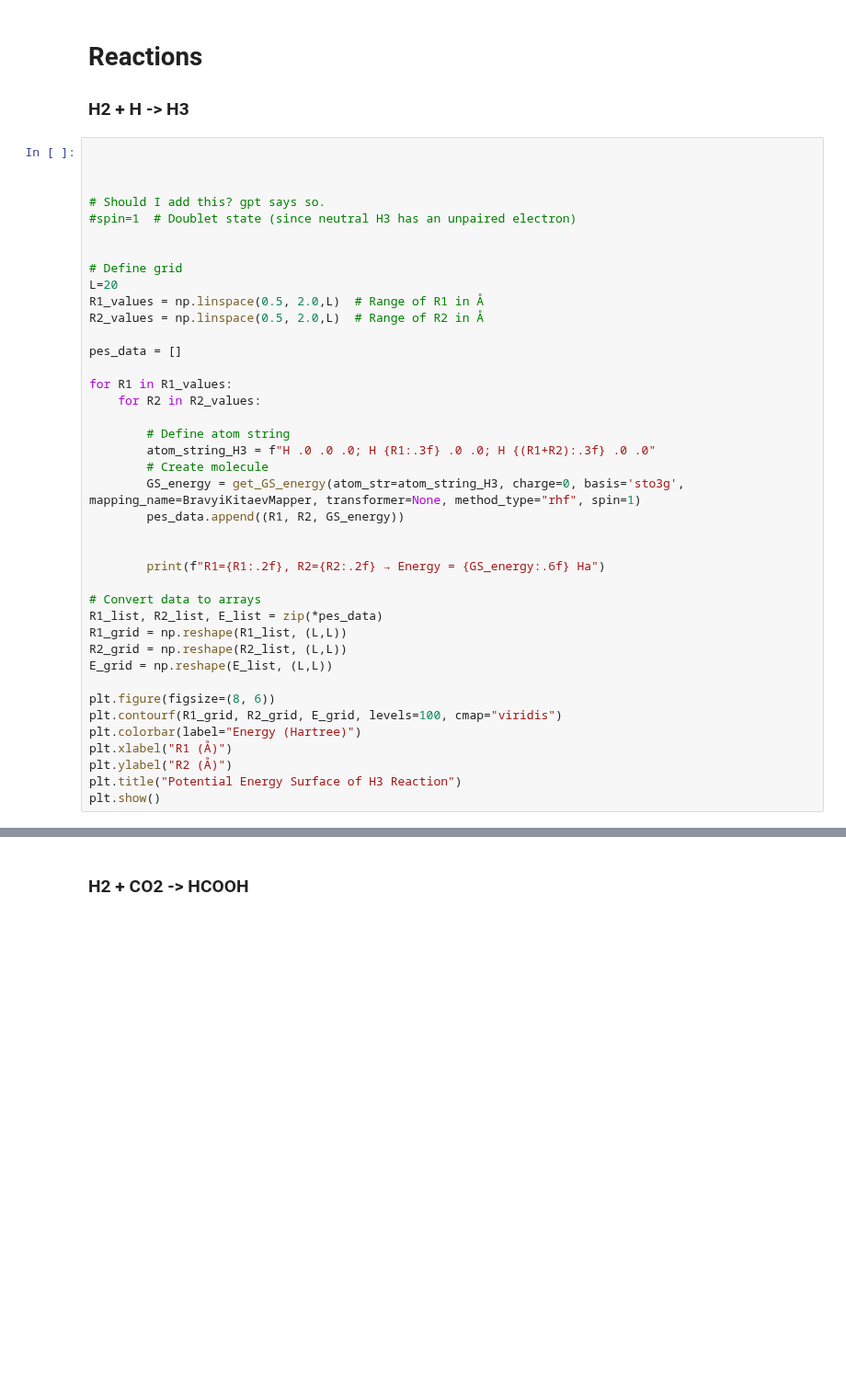
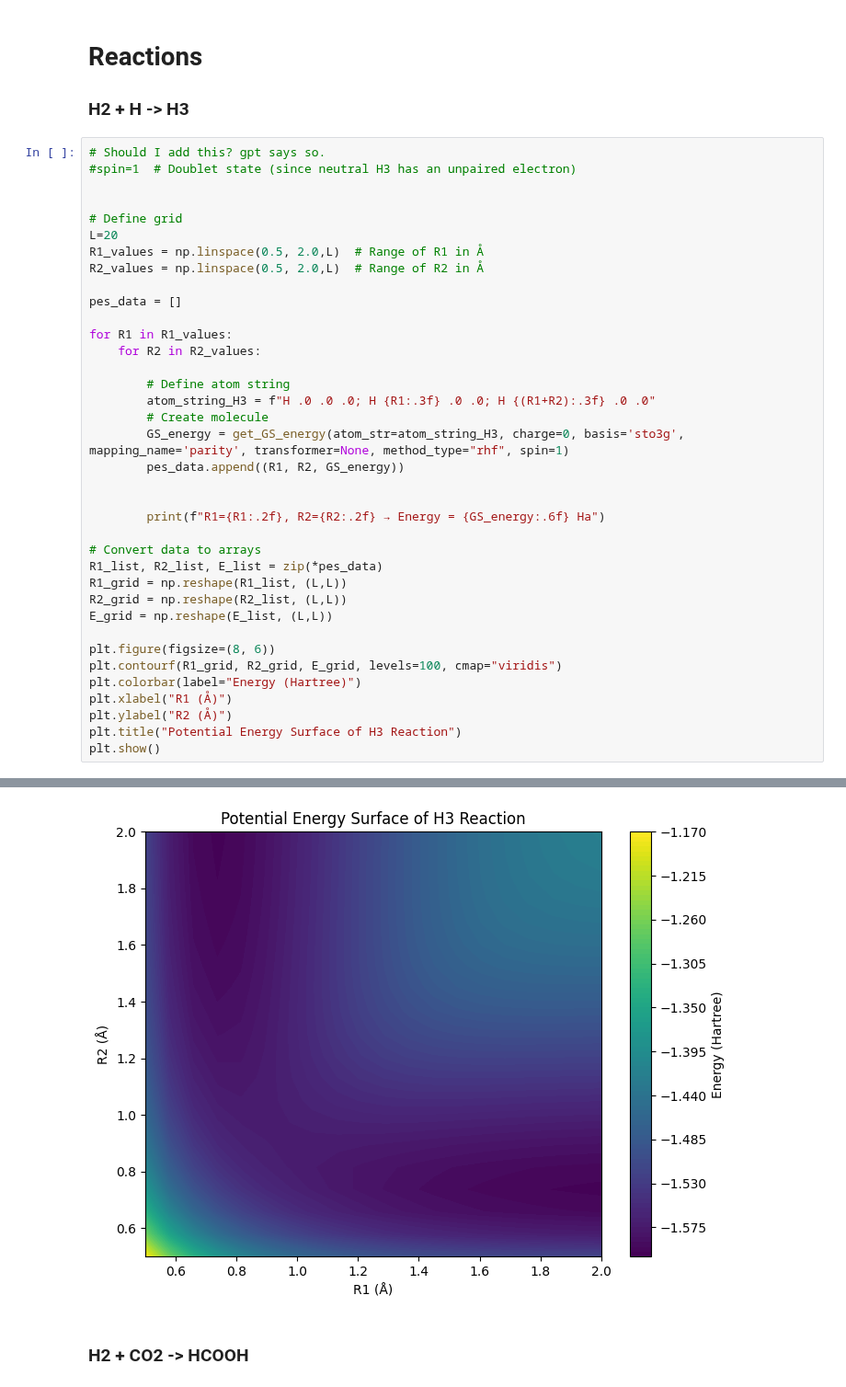
Before and after one commit to barryshaf/SchedullingFlowTime, a Jupyter notebook: Molecules.ipynb, the cells around one changed output, grey strips where cells are left out. Shown at 92% size. Saved outputs shown, nothing was run; the diff lists cells and outputs as text; blank space fills up the shorter version.

```diff
--- a/Molecules.ipynb
+++ b/Molecules.ipynb
@@ -927,9 +749,6 @@ Error:
 # Reactions
 ### H2 + H -> H3
 # %%
-
-
-
 # Should I add this? gpt says so.
 #spin=1  # Doublet state (since neutral H3 has an unpaired electron)
 
@@ -947,7 +766,7 @@ for R1 in R1_values:
         # Define atom string
         atom_string_H3 = f"H .0 .0 .0; H {R1:.3f} .0 .0; H {(R1+R2):.3f} .0 .0"
         # Create molecule
-        GS_energy = get_GS_energy(atom_str=atom_string_H3, charge=0, basis='sto3g', mapping_name=BravyiKitaevMapper, transformer=None, method_type="rhf", spin=1)
+        GS_energy = get_GS_energy(atom_str=atom_string_H3, charge=0, basis='sto3g', mapping_name='parity', transformer=None, method_type="rhf", spin=1)
         pes_data.append((R1, R2, GS_energy))
 
 
@@ -979,3 +806,4 @@ Error:
+[figure, added]
 # %% [markdown]
 ### H2 + CO2 -> HCOOH
 # %%
```
Also changed, not shown: parts of 29 cells of this notebook.
